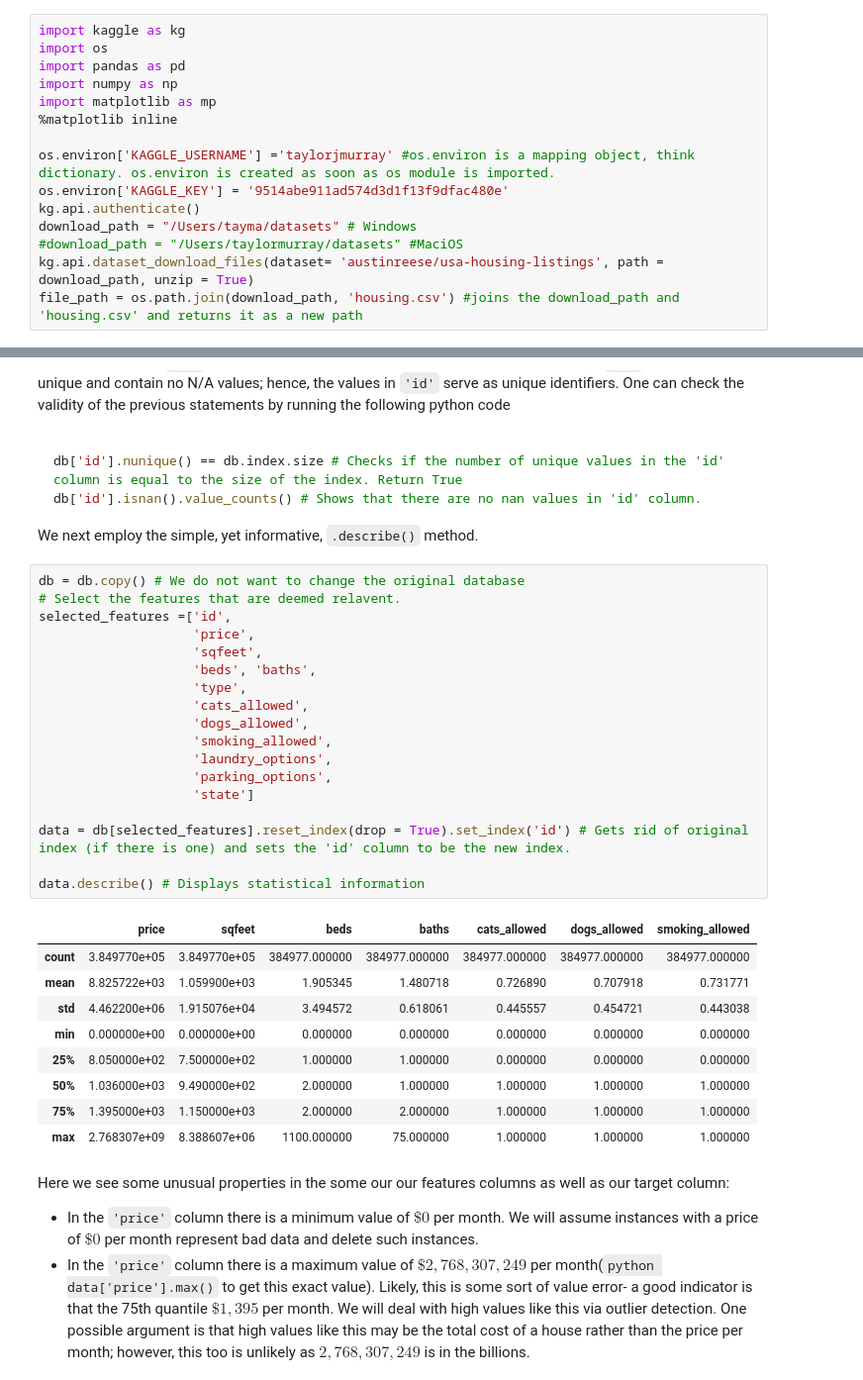
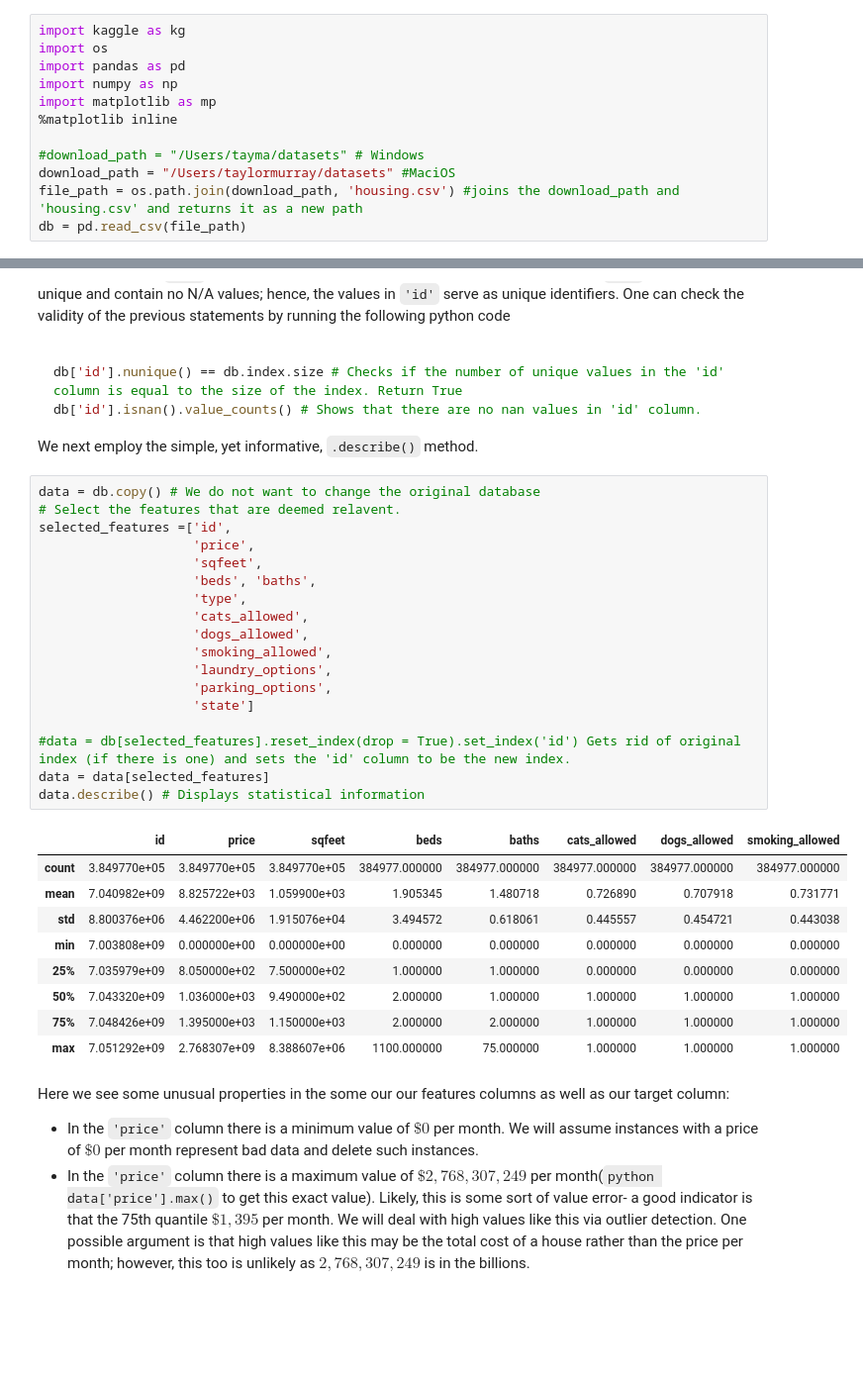
Before and after one commit to taylor-j-murray/Machine-Learning-Project, a Jupyter notebook: Housing_Data_ML/EDA.ipynb, the cells around one changed output, grey strips where cells are left out. Shown at 99% size. Saved outputs shown, nothing was run; the diff lists cells and outputs as text; blank space fills up the shorter version.

```diff
--- a/Housing_Data_ML/EDA.ipynb
+++ b/Housing_Data_ML/EDA.ipynb
@@ -6,11 +6,8 @@ import numpy as np
 import matplotlib as mp
 %matplotlib inline
 
-os.environ['KAGGLE_USERNAME'] ='taylorjmurray' #os.environ is a mapping object, think dictionary. os.environ is created as soon as os module is imported.
-os.environ['KAGGLE_KEY'] = '9514abe911ad574d3d1f13f9dfac480e'
-kg.api.authenticate()
-download_path = "/Users/tayma/datasets" # Windows
-#download_path = "/Users/taylormurray/datasets" #MaciOS
-kg.api.dataset_download_files(dataset= 'austinreese/usa-housing-listings', path = download_path, unzip = True)
+#download_path = "/Users/tayma/datasets" # Windows
+download_path = "/Users/taylormurray/datasets" #MaciOS
 file_path = os.path.join(download_path, 'housing.csv') #joins the download_path and 'housing.csv' and returns it as a new path
+db = pd.read_csv(file_path)
 # %% [output]
@@ -125,33 +119,33 @@ db['id'].isnan().value_counts() # Shows that there are no nan values in 'id' col
 
   We next employ the simple, yet informative, ``.describe()`` method.
 # %%
-db = db.copy() # We do not want to change the original database
+data = db.copy() # We do not want to change the original database
 # Select the features that are deemed relavent.
 selected_features =['id',
                     'price',
                     'sqfeet',
                     'beds', 'baths',
                     'type',
                     'cats_allowed',
                     'dogs_allowed',
                     'smoking_allowed',
                     'laundry_options',
                     'parking_options',
                     'state']
 
-data = db[selected_features].reset_index(drop = True).set_index('id') # Gets rid of original index (if there is one) and sets the 'id' column to be the new index.
-
+#data = db[selected_features].reset_index(drop = True).set_index('id') Gets rid of original index (if there is one) and sets the 'id' column to be the new index.
+data = data[selected_features]
 data.describe() # Displays statistical information
 # %% [output]
-|  | price | sqfeet | beds | baths | cats_allowed | dogs_allowed | smoking_allowed |
-| count | 3.849770e+05 | 3.849770e+05 | 384977.000000 | 384977.000000 | 384977.000000 | 384977.000000 | 384977.000000 |
-| mean | 8.825722e+03 | 1.059900e+03 | 1.905345 | 1.480718 | 0.726890 | 0.707918 | 0.731771 |
-| std | 4.462200e+06 | 1.915076e+04 | 3.494572 | 0.618061 | 0.445557 | 0.454721 | 0.443038 |
-| min | 0.000000e+00 | 0.000000e+00 | 0.000000 | 0.000000 | 0.000000 | 0.000000 | 0.000000 |
-| 25% | 8.050000e+02 | 7.500000e+02 | 1.000000 | 1.000000 | 0.000000 | 0.000000 | 0.000000 |
-| 50% | 1.036000e+03 | 9.490000e+02 | 2.000000 | 1.000000 | 1.000000 | 1.000000 | 1.000000 |
-| 75% | 1.395000e+03 | 1.150000e+03 | 2.000000 | 2.000000 | 1.000000 | 1.000000 | 1.000000 |
-| max | 2.768307e+09 | 8.388607e+06 | 1100.000000 | 75.000000 | 1.000000 | 1.000000 | 1.000000 |
+|  | id | price | sqfeet | beds | baths | cats_allowed | dogs_allowed | smoking_allowed |
+| count | 3.849770e+05 | 3.849770e+05 | 3.849770e+05 | 384977.000000 | 384977.000000 | 384977.000000 | 384977.000000 | 384977.000000 |
+| mean | 7.040982e+09 | 8.825722e+03 | 1.059900e+03 | 1.905345 | 1.480718 | 0.726890 | 0.707918 | 0.731771 |
+| std | 8.800376e+06 | 4.462200e+06 | 1.915076e+04 | 3.494572 | 0.618061 | 0.445557 | 0.454721 | 0.443038 |
+| min | 7.003808e+09 | 0.000000e+00 | 0.000000e+00 | 0.000000 | 0.000000 | 0.000000 | 0.000000 | 0.000000 |
+| 25% | 7.035979e+09 | 8.050000e+02 | 7.500000e+02 | 1.000000 | 1.000000 | 0.000000 | 0.000000 | 0.000000 |
+| 50% | 7.043320e+09 | 1.036000e+03 | 9.490000e+02 | 2.000000 | 1.000000 | 1.000000 | 1.000000 | 1.000000 |
+| 75% | 7.048426e+09 | 1.395000e+03 | 1.150000e+03 | 2.000000 | 2.000000 | 1.000000 | 1.000000 | 1.000000 |
+| max | 7.051292e+09 | 2.768307e+09 | 8.388607e+06 | 1100.000000 | 75.000000 | 1.000000 | 1.000000 | 1.000000 |
 # %% [markdown]
 Here we see some unusual properties in the some our our features columns as well as our target column:
 
```
Also changed, not shown: parts of 15 cells of this notebook, 5 other files.
